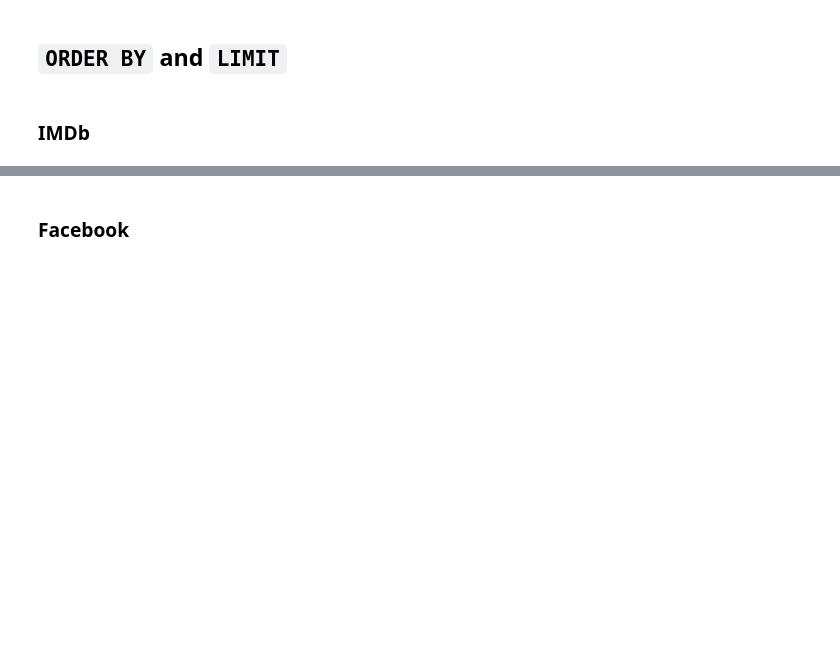
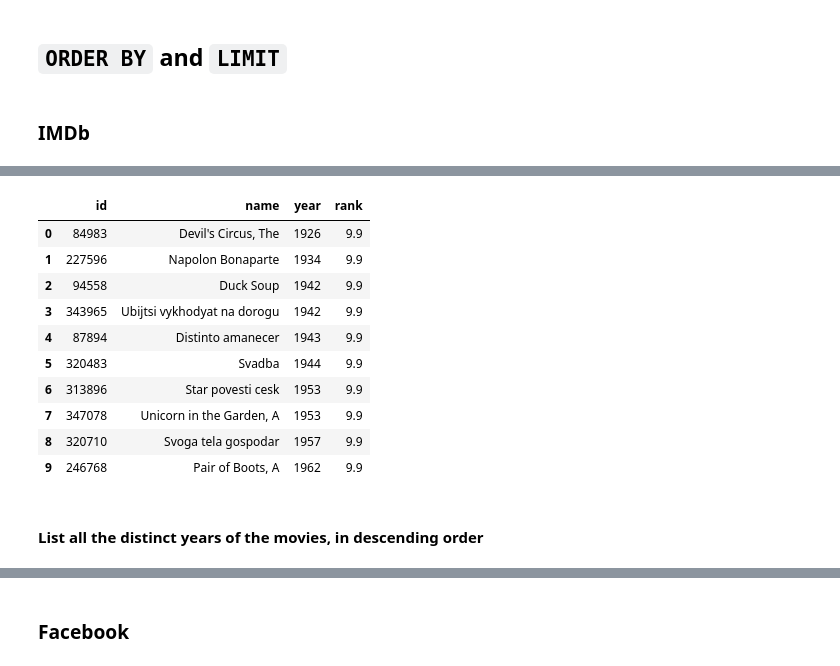
Before and after one commit to ipeirotis/introduction-to-databases, a Jupyter notebook: session2/B-Selection_Queries.ipynb, the cells around one changed output, grey strips where cells are left out. Saved outputs shown, nothing was run; the diff lists cells and outputs as text; code cells hidden in the pictures; blank space fills up the shorter version.

```diff
--- a/session2/B-Selection_Queries.ipynb
+++ b/session2/B-Selection_Queries.ipynb
@@ -187,0 +590,7 @@ USE imdb
+# %%
+%%read_sql
+SELECT *
+FROM movies
+ORDER BY rank DESC, year, name
+LIMIT 10
+# %% [output]
@@ -187,0 +598,13 @@ USE imdb
+|  | id | name | year | rank |
+| 0 | 84983 | Devil's Circus, The | 1926 | 9.9 |
+| 1 | 227596 | Napolon Bonaparte | 1934 | 9.9 |
+| 2 | 94558 | Duck Soup | 1942 | 9.9 |
+| 3 | 343965 | Ubijtsi vykhodyat na dorogu | 1942 | 9.9 |
+| 4 | 87894 | Distinto amanecer | 1943 | 9.9 |
+| 5 | 320483 | Svadba | 1944 | 9.9 |
+| 6 | 313896 | Star povesti cesk | 1953 | 9.9 |
+| 7 | 347078 | Unicorn in the Garden, A | 1953 | 9.9 |
+| 8 | 320710 | Svoga tela gospodar | 1957 | 9.9 |
+| 9 | 246768 | Pair of Boots, A | 1962 | 9.9 |
+# %% [markdown]
+#### List all the distinct years of the movies, in descending order
```
Also changed, not shown: parts of 41 cells of this notebook, 1 other file.
